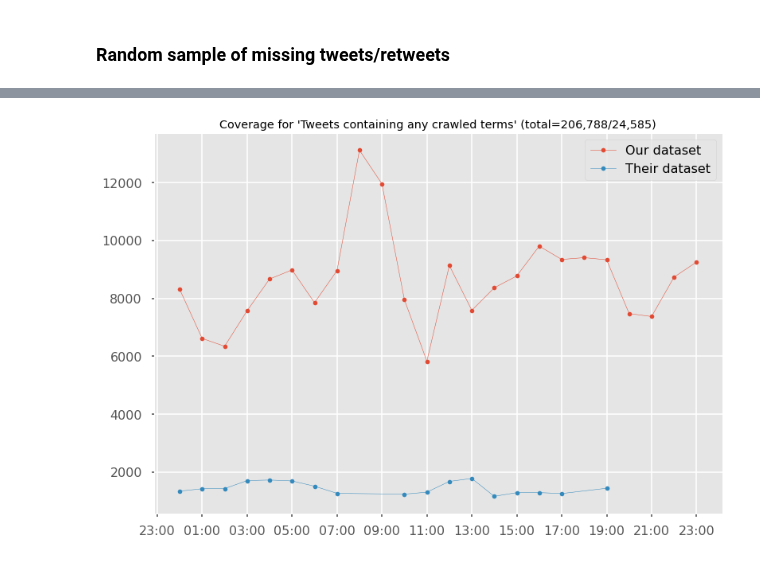
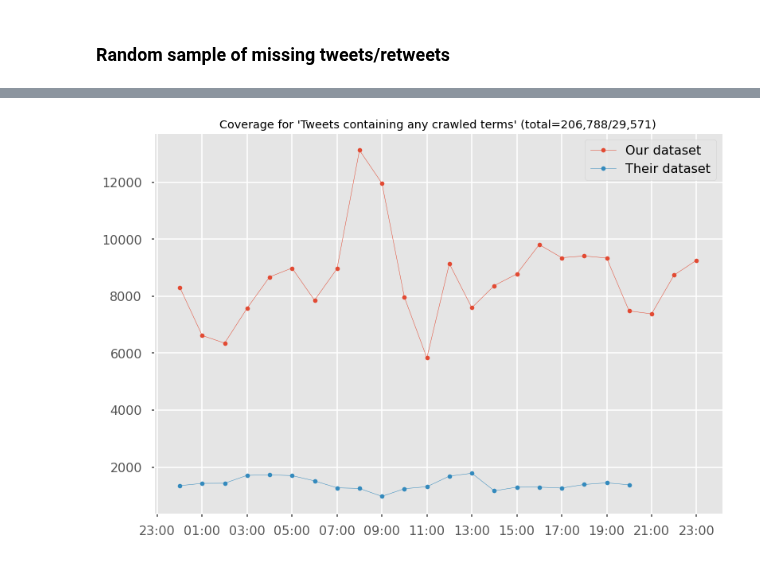
Before and after one commit to sTechLab/VoterFraud2020-analysis, a Jupyter notebook: notebooks/test_coverage.ipynb, the cells around one changed output, grey strips where cells are left out. Drawn from its saved outputs; the diff is of its cells as text; code cells hidden in the pictures.

```diff
--- a/notebooks/test_coverage.ipynb
+++ b/notebooks/test_coverage.ipynb
@@ -324,10 +308,10 @@ def plot_hourly_coverage(our_df, matching_df, title):
 
     return fig
 # %%
-plot_hourly_coverage(tweet_df, matching_tweets_df, "Tweets containing any crawled terms")
+plot_hourly_coverage(tweet_df, matching_tweet_df, "Tweets containing any crawled terms")
 None
 # %% [output]
-[figure, old version]
+[figure, new version]
 # %%
 plot_hourly_coverage(retweet_df, matching_retweet_df, "Retweets containing any crawled terms")
 None
```
Also changed, not shown: parts of 8 cells of this notebook.
